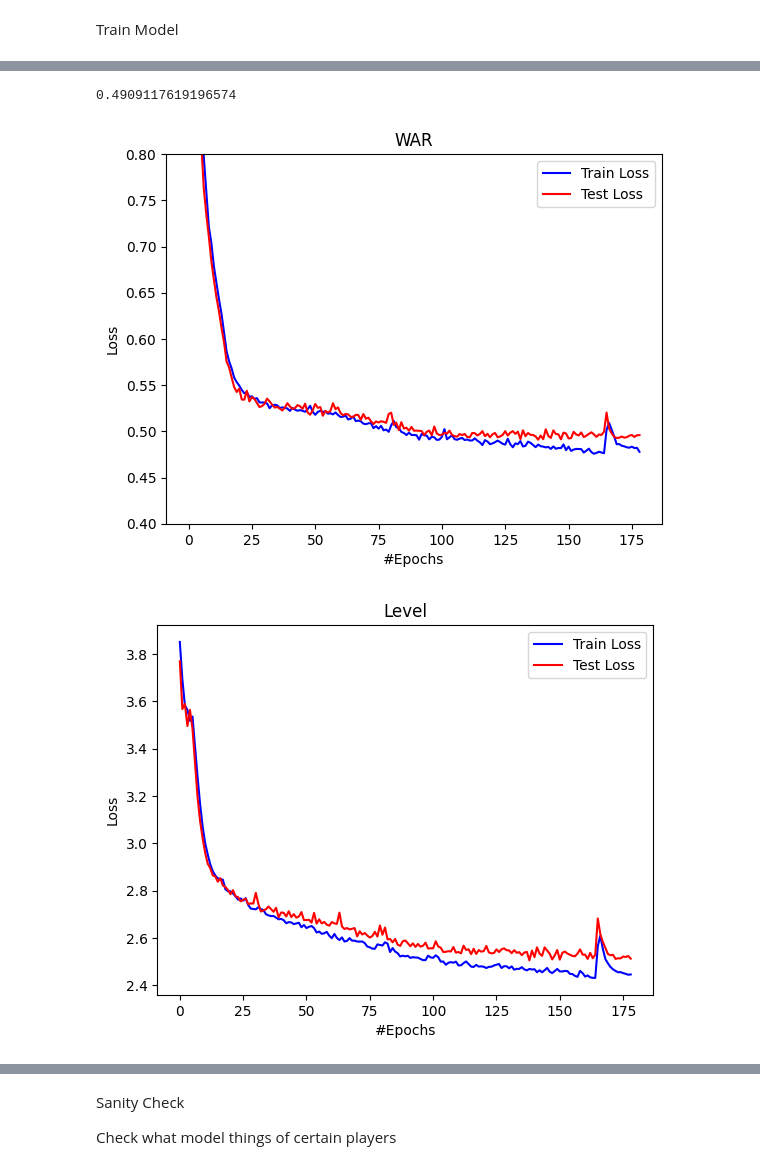
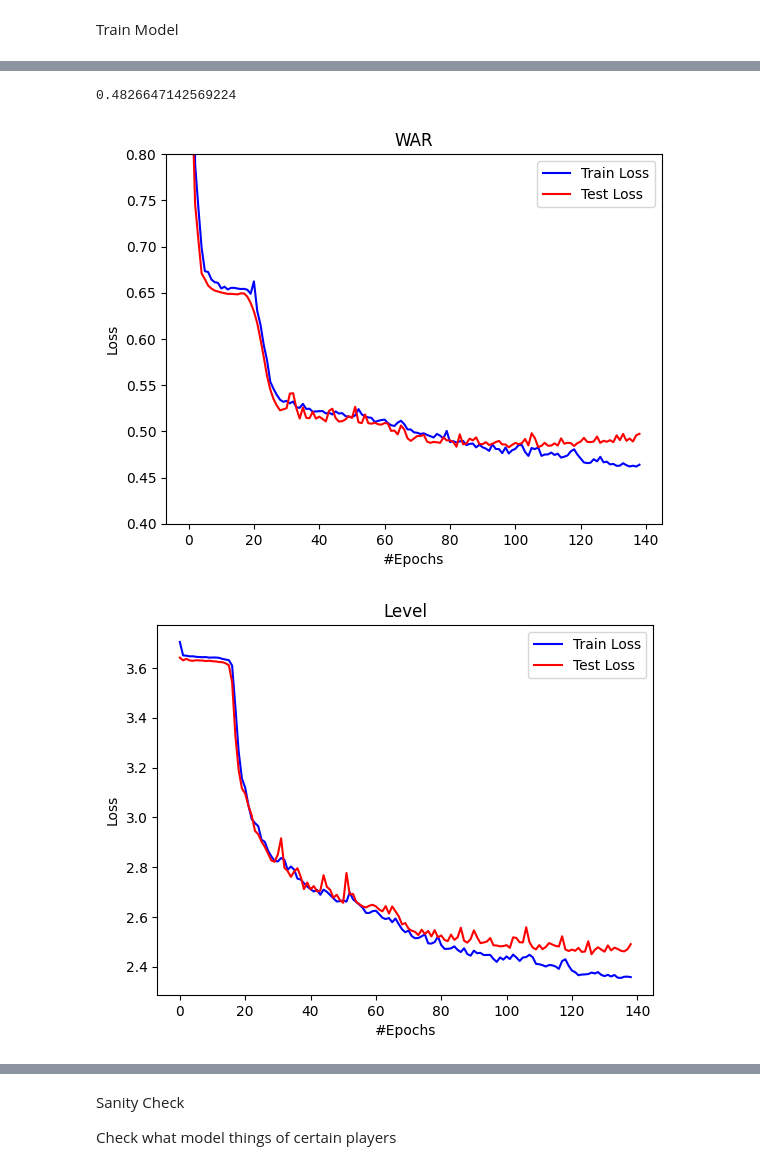
Before and after one commit to nitzryan/BaseballModels, a Jupyter notebook: Model/Model.ipynb, the cells around one changed output, grey strips where cells are left out. Cells and saved outputs as stored; diff of their text form; code cells hidden in the pictures.

```diff
--- a/Model/Model.ipynb
+++ b/Model/Model.ipynb
@@ -89,7 +89,7 @@ def count_parameters(model):
 # %%
 dropout_perc = 0.0
 num_layers = 5
-hidden_size = 15
+hidden_size = 30
 network = RNN_Model(input_size, num_layers, hidden_size, dropout_perc, hitting_mutators)
 network = network.to(device)
 
@@ -126,3 +126,3 @@ Best result at epoch=138 with loss=0.4909117619196574
-0.4909117619196574
+0.4826647142569224
-[figure, old version]
+[figure, new version]
-[figure, old version]
+[figure, new version]
```
Also changed, not shown: parts of 5 cells of this notebook, 6 other files.
